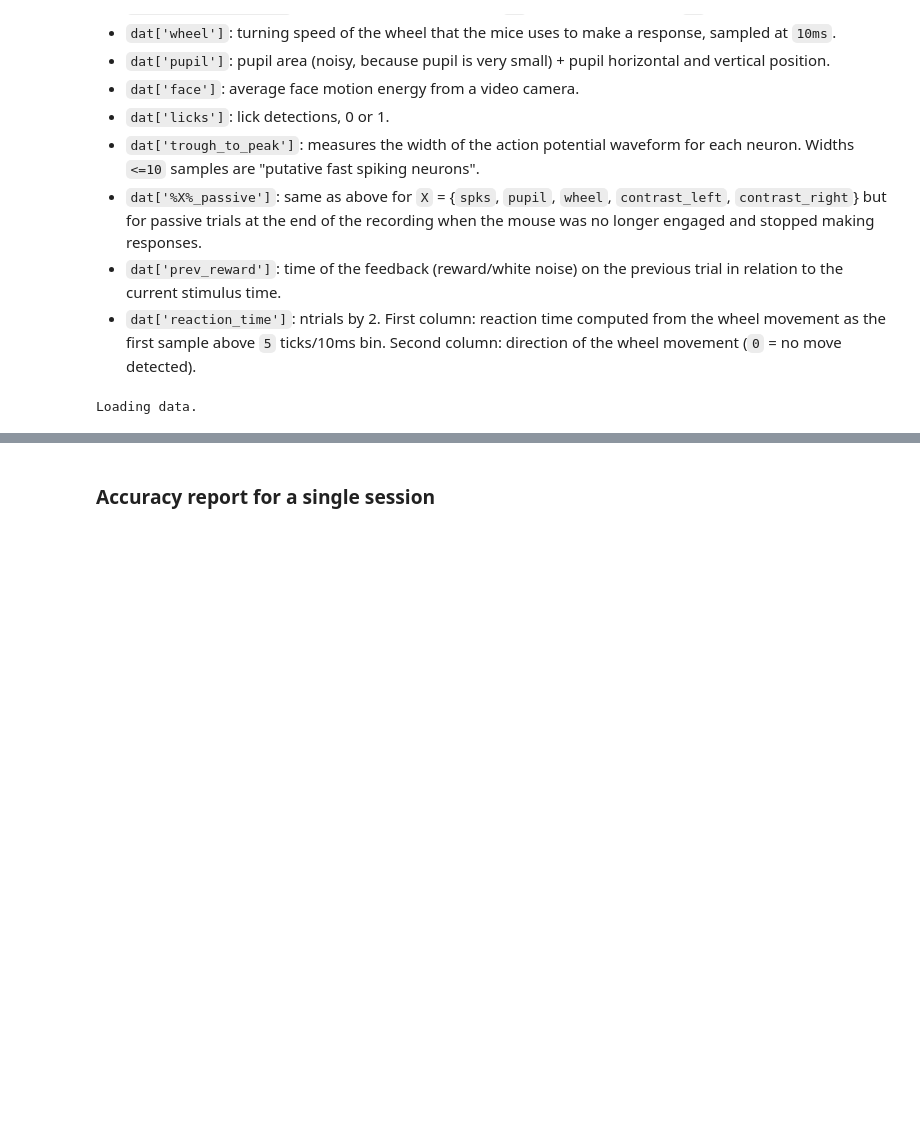
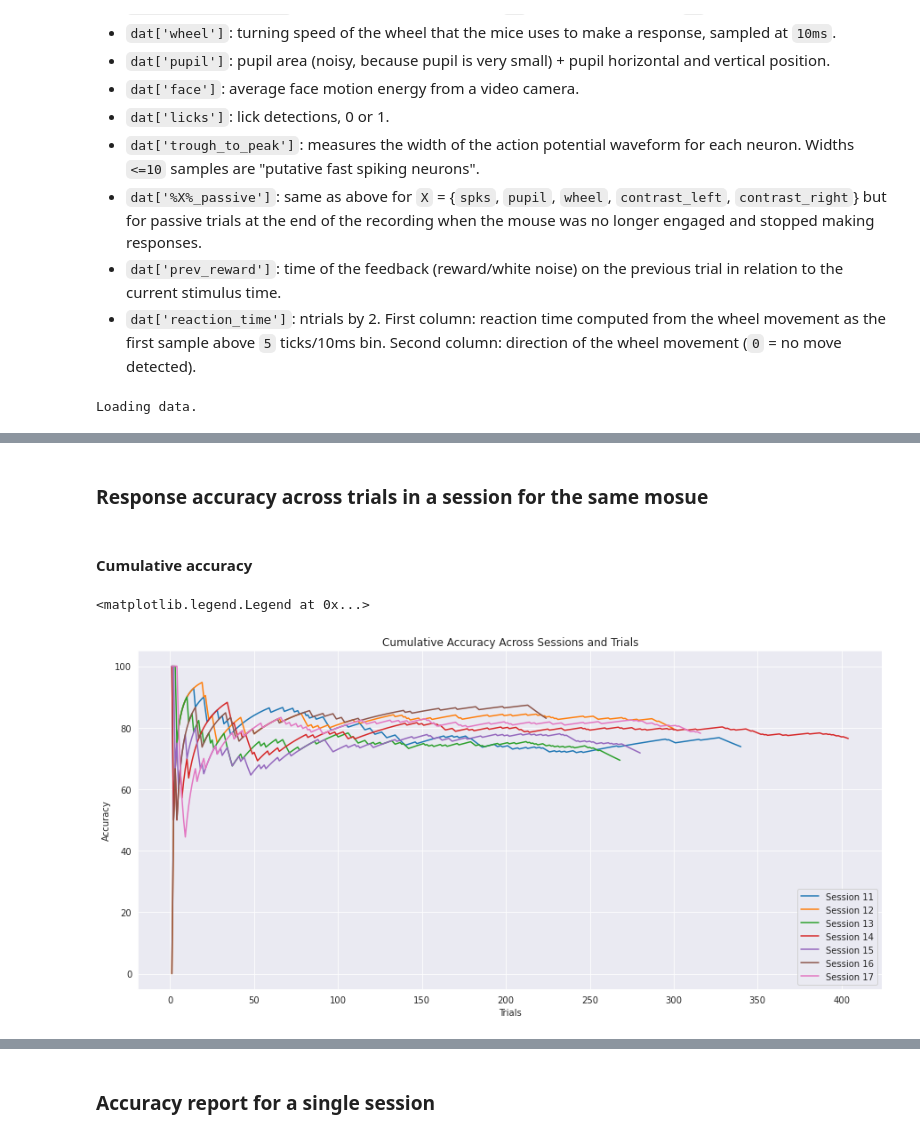
Before and after one commit to theairbend3r/spiking-brains, a Jupyter notebook: 02_behaviour_analysis.ipynb, the cells around one changed output, grey strips where cells are left out. Saved outputs shown, nothing was run; the diff lists cells and outputs as text; code cells hidden in the pictures; blank space fills up the shorter version.

```diff
--- a/02_behaviour_analysis.ipynb
+++ b/02_behaviour_analysis.ipynb
@@ -61,0 +81,21 @@ Text(0.5, 1.0, 'Decision Accuracy Across Sessions')
+# %% [markdown]
+### Response accuracy across trials in a session for the same mosue
+# %% [markdown]
+#### Cumulative accuracy
+# %%
+plt.figure(figsize=(15,7))
+
+for i in range(len(single_mouse_session_ids)):
+    session_id = single_mouse_session_ids[i]
+
+    cumulative_acc = np.cumsum(np.where(all_data[session_id]["feedback_type"] == -1, 0, 1))/np.arange(1, len(all_data[session_id]["feedback_type"])+1)
+    plt.plot(np.arange(1, len(all_data[session_id]["feedback_type"])+1), cumulative_acc*100, label=f"Session {session_id}")
+
+
+plt.title("Cumulative Accuracy Across Sessions and Trials")
+plt.xlabel("Trials")
+plt.ylabel("Accuracy")
+plt.legend()
+# %% [output]
+<matplotlib.legend.Legend at 0x...>
+[figure, added]
```
Also changed, not shown: parts of 51 cells of this notebook, 11 other files.
